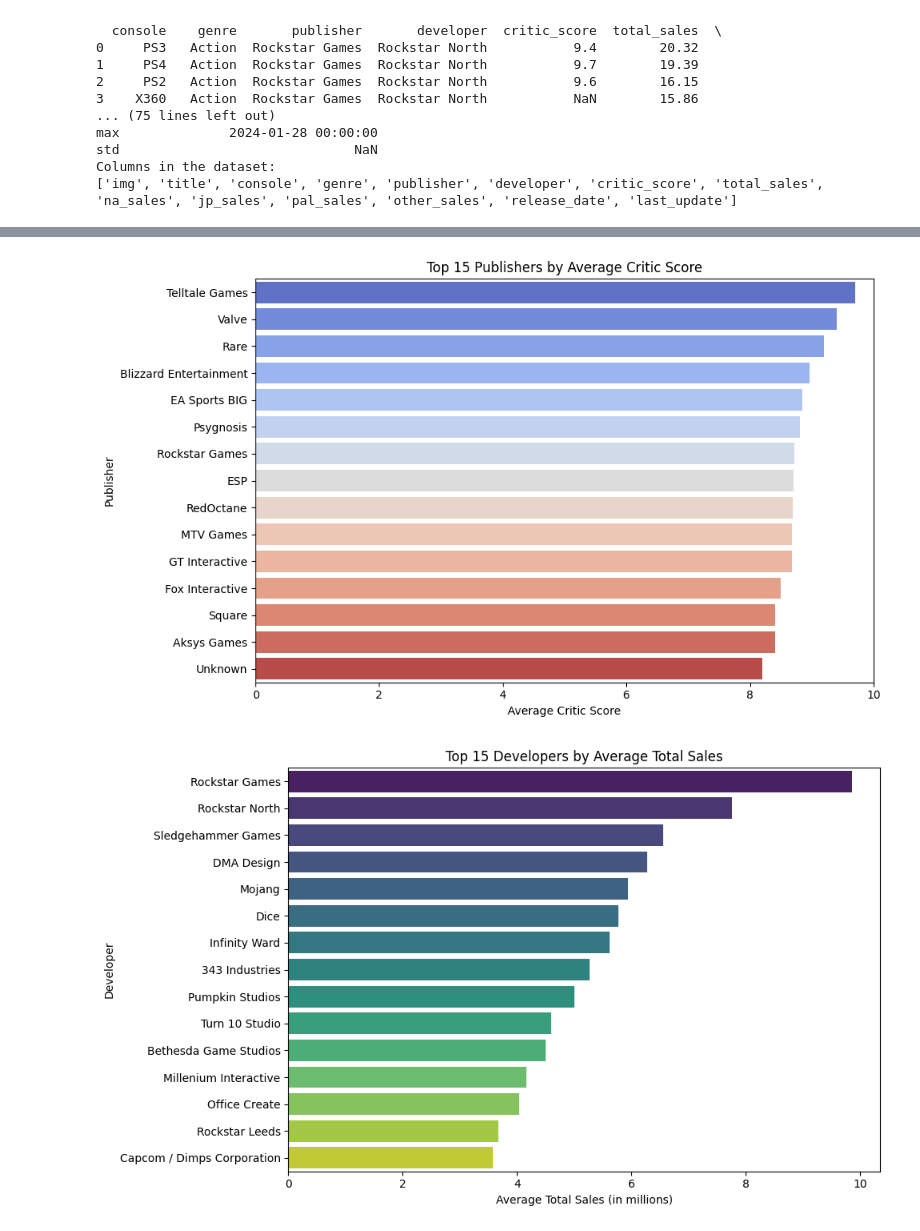
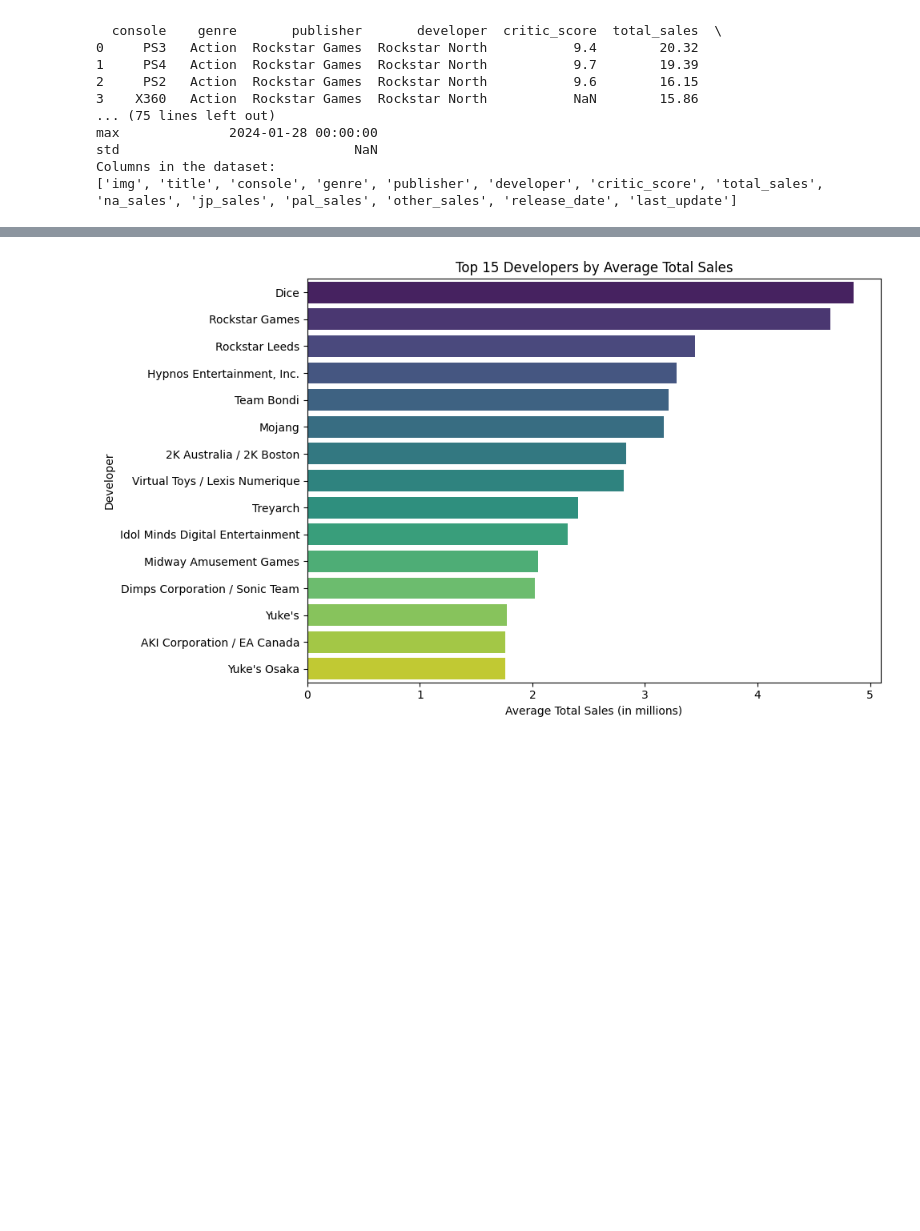
Before and after one commit to aditya-2k23/python-CA2, a Jupyter notebook: jupyter-analysis.ipynb, the cells around one changed output, grey strips where cells are left out. Drawn from its saved outputs; the diff is of its cells as text; code cells hidden in the pictures; blank space fills up the shorter version.

```diff
--- a/jupyter-analysis.ipynb
+++ b/jupyter-analysis.ipynb
@@ -55,7 +55,7 @@ key_columns = ['title', 'console', 'genre', 'publisher', 'developer', 'critic_sc
 
 clean_df = df[key_columns]
 
-df = clean_df.head(5000).copy()
+df = clean_df.head(10000)
 # %%
 # ? Outlier Detection using z_score
 # Select numeric columns for outlier detection
@@ -183,45 +190,22 @@ plt.show()
 # %%
-# ! Objective 3: To check how game makers and publishers affect game sales and ratings
-
-# Filter for non-null critic scores
-publisher_scores = df[df["critic_score"].notnull()]
-
-# Group and average
-top_publishers_score = (
-    publisher_scores.groupby("publisher")["critic_score"]
-    .mean()
-    .sort_values(ascending=False)
-    .head(15)
-)
-
-# Plot
-plt.figure(figsize=(10, 6))
-sb.barplot(x=top_publishers_score.values, y=top_publishers_score.index, hue=top_publishers_score.index, palette="coolwarm")
-plt.title("Top 15 Publishers by Average Critic Score")
-plt.xlabel("Average Critic Score")
-plt.ylabel("Publisher")
-plt.xlim(0, 10)
-plt.tight_layout()
-plt.show()
+# ! Objective 3: To check how developers affect game sales and ratings
 
 developer_sales = (
     df.groupby("developer")["total_sales"]
     .mean()
     .sort_values(ascending=False)
     .head(15)
 )
 
-# Plot
 plt.figure(figsize=(10, 6))
 sb.barplot(x=developer_sales.values, y=developer_sales.index, hue=developer_sales.index, palette="viridis")
 plt.title("Top 15 Developers by Average Total Sales")
 plt.xlabel("Average Total Sales (in millions)")
 plt.ylabel("Developer")
 plt.tight_layout()
 plt.show()
 # %% [output]
-[figure, old version]
+[figure, new version]
-[figure, removed]
 # %%
 # ! Objective 4: Critic Score vs Sales — Do reviews actually matter?
 
```
Also changed, not shown: parts of 7 cells of this notebook, 1 other file.
